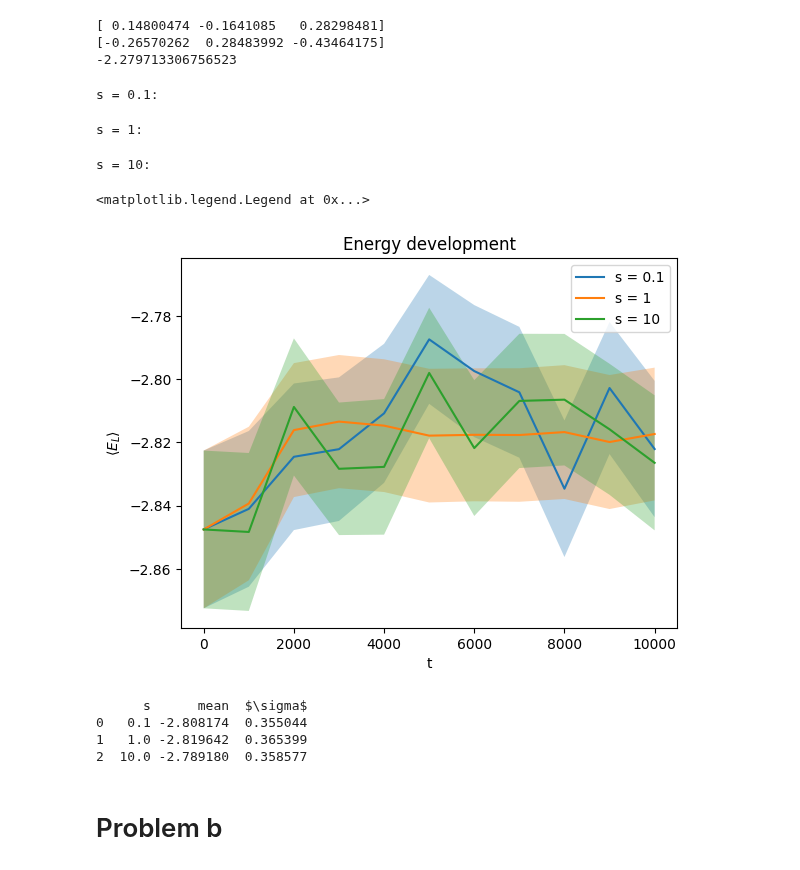
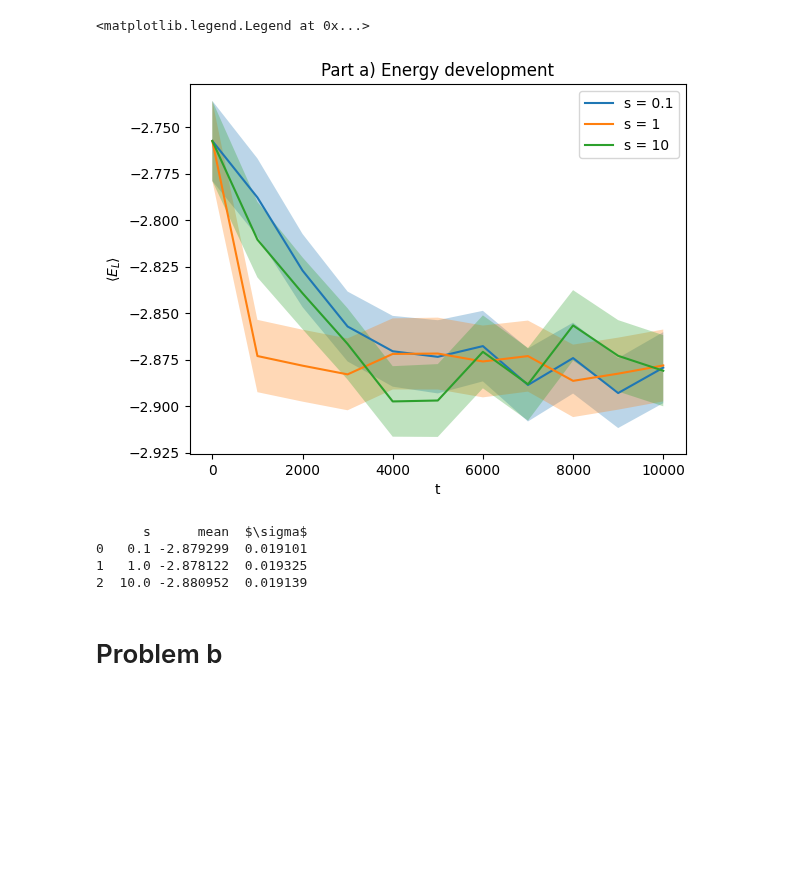
Before and after one commit to corinnawegner/Computational-physics, a Jupyter notebook: Project 5/Problem 1.ipynb, the cells around one changed output. Saved outputs shown, nothing was run; the diff lists cells and outputs as text; code cells hidden in the pictures; blank space fills up the shorter version.

```diff
--- a/Project 5/Problem 1.ipynb
+++ b/Project 5/Problem 1.ipynb
@@ -71,12 +71,3 @@ def metropolis_step(current_state, alpha, beta, s, kappa, delta_t = 1, use_FP=Fa
             new_state[i] = current_state[i]
             new_state[i+M] = current_state[i+M]
     return np.array(new_state), p
-# %%
-alpha = 0.15
-beta = 0.5
-kappa = 2
-print(R[0])
-R_trial = R[0] + np.random.uniform(low=-1/2, high=1/2, size=3)
-R_trial_2 = R[M] + np.random.uniform(low=-1/2, high=1/2, size=3)
-print(R_trial)
-print((psi_T(R_trial, R_trial_2, alpha, kappa, beta)/psi_T(R[0], R[M], alpha, kappa, beta))**2)
@@ -115,13 +102,12 @@ def energy_statistics(simulation, accumulate_last_n, alpha, beta, kappa, disable
             e_i = energy_local(simulation[time,i], simulation[time,i+M], alpha=alpha, beta=beta, kappa=kappa)
             e_t.append(e_i)
         energies.append(e_t)
-    for time in range(1, num_simulation_steps, accumulate_last_n):
-        if time > accumulate_last_n:
-            e_avg_t = np.mean(energies[time-accumulate_last_n:time])
-            e_var_t = np.std(energies[time-accumulate_last_n:time])
-        else: #For the first 999 time steps:
-            e_avg_t = np.mean(energies[:time])
-            e_var_t = np.std(energies[:time])
+    for time in range(1000, num_simulation_steps, accumulate_last_n):
+        e_avg_t = np.mean(energies[time-accumulate_last_n:time])
+        e_var_t = np.std(energies[time-accumulate_last_n:time])
+        #else: #For the first 999 time steps:
+        #    e_avg_t = np.mean(energies[:time])
+        #    e_var_t = np.std(energies[:time])
         e_avg_accumulated.append(e_avg_t)
         e_var_accumulated.append(e_var_t)
     return np.array(e_avg_accumulated), np.sqrt(1/M)*np.array(e_var_accumulated)
@@ -145,12 +123,0 @@ plt.fill_between(np.arange(E_avg_s.shape[0])*10000, E_avg_s-E_std_s, E_avg_s+E_s
-# %%
-list_1 = []
-list_2 = []
-list_3 = []
-
-for i in range(M):
-    r1 = np.linalg.norm(sim[-1, i])
-    r2 = np.linalg.norm(sim[-1, i+M])
-    r12 = np.linalg.norm(sim[-1, i]-sim[-1, i+M])
-    list_1.append(r1)
-    list_2.append(r2)
-    list_3.append(r12)
@@ -239,19 +124,5 @@ E_L(vec1=R[0], vec2=R[M],alpha=0.15, kappa=2, beta=0.5)
-# %%
-timestep = 0
-walker = 0
-sim_step_r1 = sim[timestep, walker, :]
-sim_step_r2 = sim[timestep, walker+M, :]
-e = energy_local(sim_step_r1, sim_step_r2, alpha=0.15, beta=0.5, kappa=2)
-
-print(sim_step_r1)
-print(sim_step_r2)
-print(e)
-# %% [output]
-[ 0.14800474 -0.1641085   0.28298481]
-[-0.26570262  0.28483992 -0.43464175]
--2.279713306756523
 # %%
-N = 10000 # Todo: Change back to 30k
+N = 30000 # Todo: Change back to 30k
 n = 1000
 list_s = [0.1,1,10]
 
@@ -259,29 +130,23 @@ E_avg = []
 E_std = []
 
 for s_test in tqdm(list_s):
-    simulation_s = metropolis_algorithm(R, N, s_test, alpha=0.15, beta=0.5, kappa=2, disable_tqdm=False)
-    E_avg_s, E_std_s = energy_statistics(simulation_s, n, alpha=0.15, beta=0.5, kappa=2, disable_tqdm=False)
+    simulation_s, P = metropolis_algorithm(R, N, s_test, alpha=0.15, beta=0.5, kappa=2, disable_tqdm=True)
+    E_avg_s, E_std_s = energy_statistics(simulation_s, n, alpha=0.15, beta=0.5, kappa=2, disable_tqdm=True)
     E_avg.append(E_avg_s)
     E_std.append(E_std_s)
-# %% [output]
-s = 0.1:
-s = 1:
-s = 10:
 # %%
 E_avg = np.array(E_avg)
 E_std = np.array(E_std)
 
 t = np.linspace(0,N,E_avg.shape[1])
 for i in range(E_avg.shape[0]):
     plt.fill_between(t, E_avg[i]-E_std[i], E_avg[i]+E_std[i], alpha=0.3)
     plt.plot(t, E_avg[i], label=f"s = {list_s[i]}")
 
-plt.title("Energy development")
+plt.title("Part a) Energy development")
 plt.xlabel("t")
 plt.ylabel(r"$\langle E_L \rangle$")
 plt.legend()
-
-#Todo: Look at the time, there is something wrong, maybe therefore weird standard deviation?
 # %% [output]
 <matplotlib.legend.Legend at 0x...>
-[figure, old version]
+[figure, new version]
@@ -293,8 +156,8 @@ E_std = np.array(E_std)
 print(pd.DataFrame({"s": list_s, "mean": E_avg[:,-1], "$\sigma$": E_std[:,-1]}))
 # %% [output]
       s      mean  $\sigma$
-0   0.1 -2.808174  0.355044
-1   1.0 -2.819642  0.365399
-2  10.0 -2.789180  0.358577
+0   0.1 -2.879299  0.019101
+1   1.0 -2.878122  0.019325
+2  10.0 -2.880952  0.019139
 # %% [markdown]
 # Problem b
```
Also changed, not shown: parts of 36 cells of this notebook.
